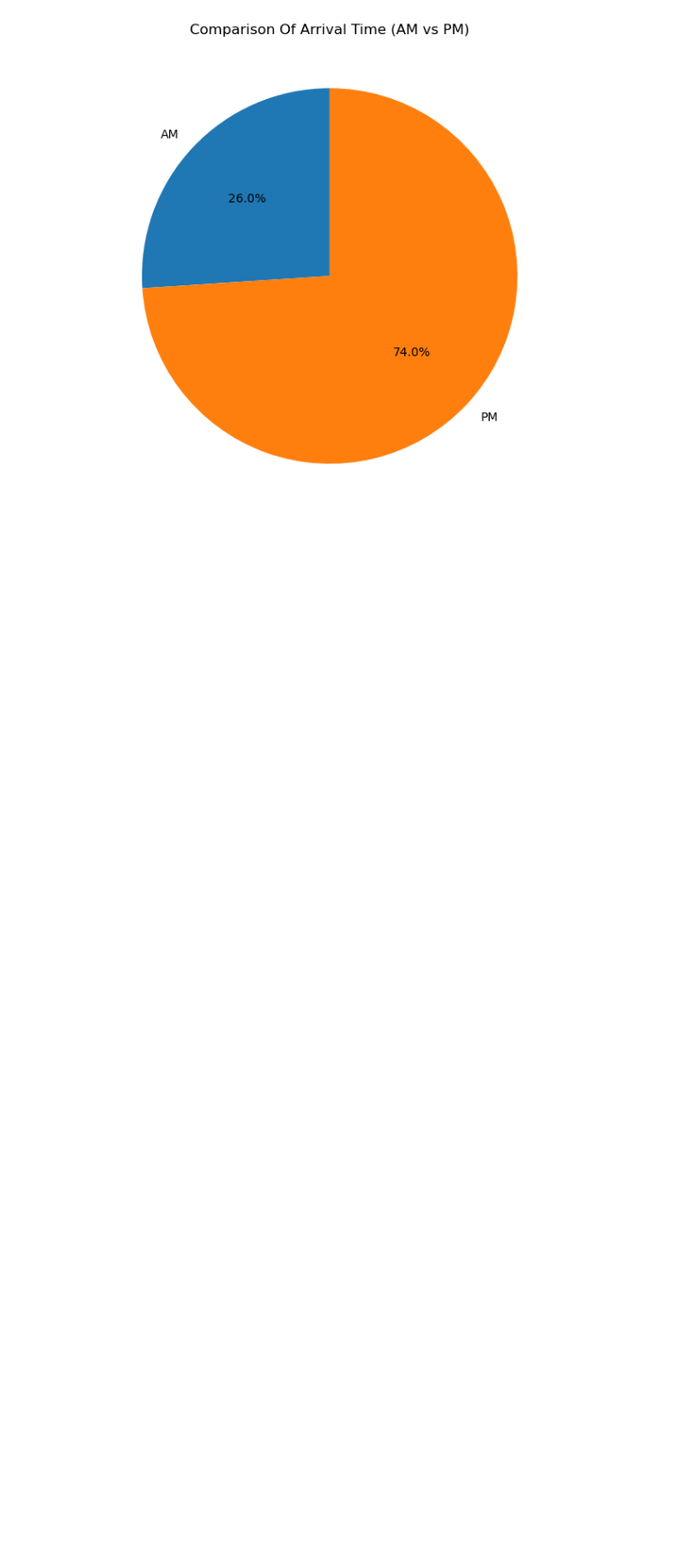
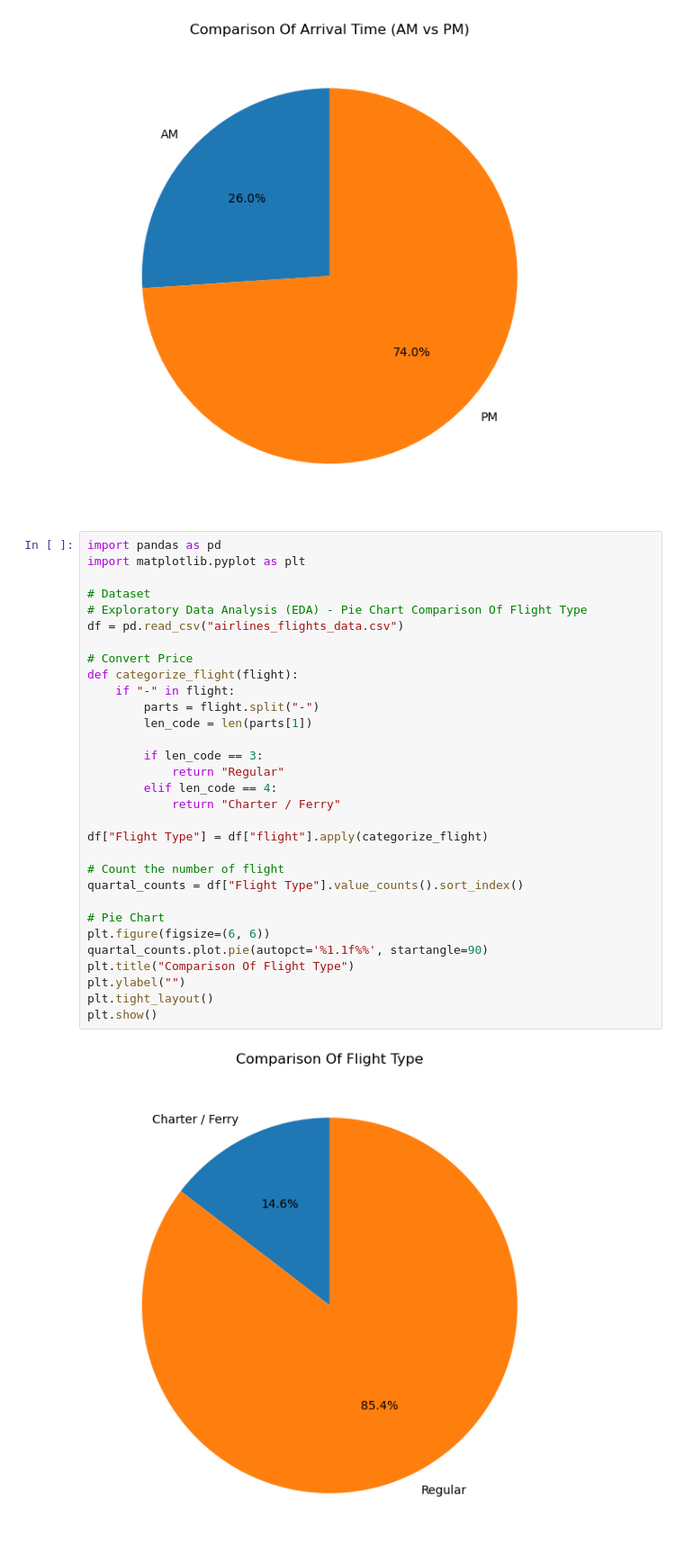
Before and after one commit to FlazeFy2/DS_Airlines-Flights-Data, a Jupyter notebook: exploratory data analysis-pie.ipynb, the cells around one changed output. Shown: that part at 90% size. Saved outputs shown, nothing was run; the diff lists cells and outputs as text; blank space fills up the shorter version.

Commit message:
[DS] Exploratory Data Analysis (EDA) - Pie Chart Comparison Of Flight Type

```diff
--- a/exploratory data analysis-pie.ipynb
+++ b/exploratory data analysis-pie.ipynb
@@ -121,3 +121,36 @@ plt.tight_layout()
 plt.show()
 # %% [output]
 [figure]
+# %%
+import pandas as pd
+import matplotlib.pyplot as plt
+
+# Dataset
+# Exploratory Data Analysis (EDA) - Pie Chart Comparison Of Flight Type
+df = pd.read_csv("airlines_flights_data.csv")
+
+# Convert Price
+def categorize_flight(flight):
+    if "-" in flight:
+        parts = flight.split("-")
+        len_code = len(parts[1])
+
+        if len_code == 3:
+            return "Regular"
+        elif len_code == 4:
+            return "Charter / Ferry"
+
+df["Flight Type"] = df["flight"].apply(categorize_flight)
+
+# Count the number of flight
+quartal_counts = df["Flight Type"].value_counts().sort_index()
+
+# Pie Chart
+plt.figure(figsize=(6, 6))
+quartal_counts.plot.pie(autopct='%1.1f%%', startangle=90)
+plt.title("Comparison Of Flight Type")
+plt.ylabel("")
+plt.tight_layout()
+plt.show()
+# %% [output]
+[figure, added]
```
